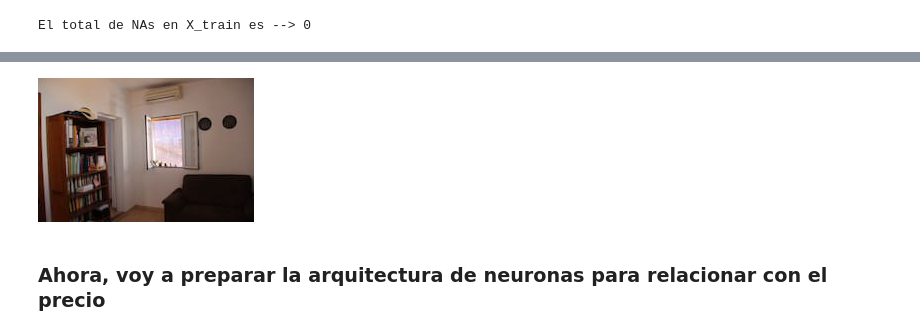
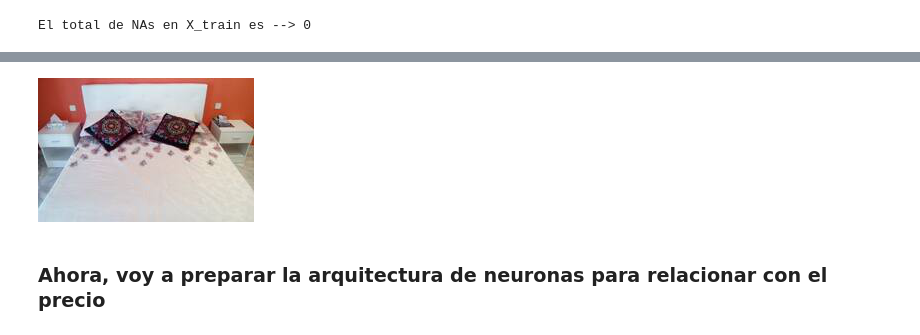
Before and after one commit to jjmora22/deep-learning, a Jupyter notebook: Practica_Deep_Learning_Juan_Jose_de_la_Mora.ipynb, the cells around one changed output, grey strips where cells are left out. Saved outputs shown, nothing was run; the diff lists cells and outputs as text; code cells hidden in the pictures.

```diff
--- a/Practica_Deep_Learning_Juan_Jose_de_la_Mora.ipynb
+++ b/Practica_Deep_Learning_Juan_Jose_de_la_Mora.ipynb
@@ -1240,10 +1269,10 @@ os.chdir('/content')
 # %%
 from PIL import Image
 
-image = Image.open('/content/image_folder/image_7272.jpg')
+image = Image.open('/content/image_folder/image_1508.jpg')
 image
 # %% [output]
-[figure, old version]
+[figure, new version]
 # %% [markdown]
 ### Ahora, voy a preparar la arquitectura de neuronas para relacionar con el precio
 # %% [markdown]
```
Also changed, not shown: parts of 42 cells of this notebook.
